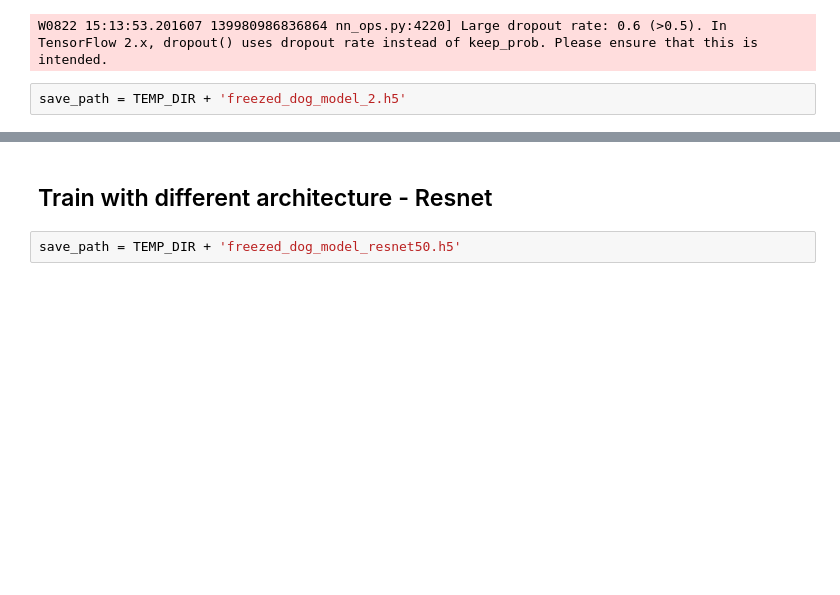
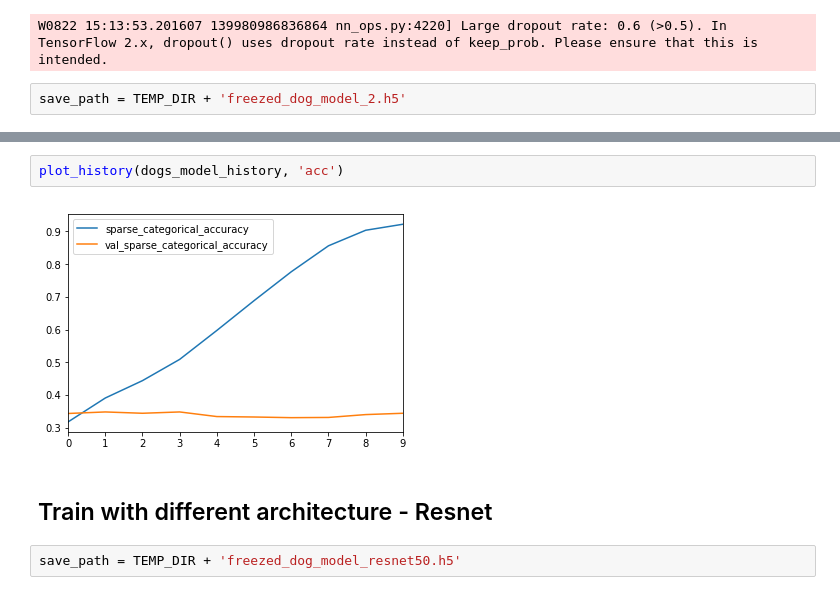
Before and after one commit to laume/PetAdoption, a Jupyter notebook: PetAdoption_images.ipynb, the cells around one changed output, grey strips where cells are left out. Drawn from its saved outputs; the diff is of its cells as text; blank space fills up the shorter version.

```diff
--- a/PetAdoption_images.ipynb
+++ b/PetAdoption_images.ipynb
@@ -878,3 +867,7 @@ plot_history(dogs_model_history, 'loss')
+# %%
+plot_history(dogs_model_history, 'acc')
+# %% [output]
+[figure, added]
 # %% [markdown]
 ## Train with different architecture - Resnet
 # %%
```
Also changed, not shown: parts of 4 cells of this notebook.
